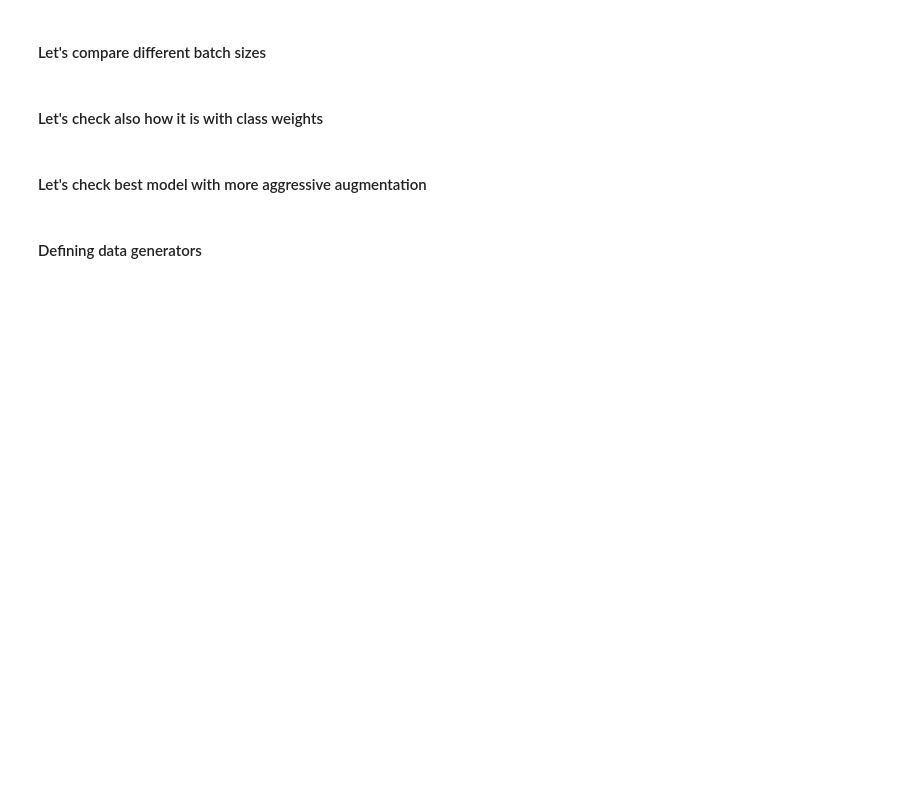
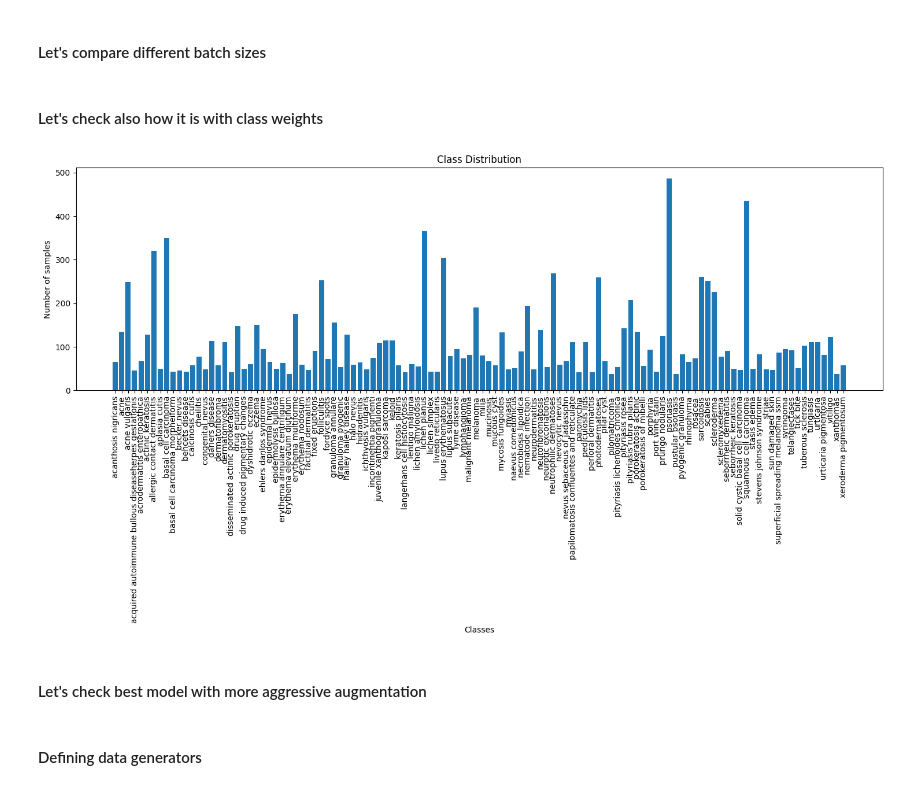
Before and after one commit to MaximilianLae/DL_Skin_Disease_Classification, a Jupyter notebook: VersionWithFunctionsGithub.ipynb, the cells around one changed output. Drawn from its saved outputs; the diff is of its cells as text; code cells hidden in the pictures; blank space fills up the shorter version.

```diff
--- a/VersionWithFunctionsGithub.ipynb
+++ b/VersionWithFunctionsGithub.ipynb
@@ -335,21 +349,34 @@ model_batch_128, history_batch_128 = compile_and_train_model(sgd_optimizer, batc
 #### Let's check also how it is with class weights
 # %%
 # Let's visualize quickly how imbalanced our classes are
+train_generator = train_datagen.flow_from_directory(
+        'dataset/train',
+        batch_size=32,
+        shuffle=True,
+        class_mode='categorical',
+        target_size=(128,128,3))
+
 class_counts = {class_label: 0 for class_label in train_generator.class_indices}
 
 for class_index in train_generator.classes:
     class_label = [label for label, index in train_generator.class_indices.items() if index == class_index][0]
     class_counts[class_label] += 1
 
 labels = list(class_counts.keys())
 counts = [class_counts[label] for label in labels]
 
+#sort here
+
+
+plt.figure(figsize=(18, 5))
 plt.bar(labels, counts)
 plt.xlabel('Classes')
 plt.ylabel('Number of samples')
 plt.title('Class Distribution')
 plt.xticks(rotation=90)
 plt.show()
+# %% [output]
+[figure, added]
 # %%
 model_with_class_weights, history_with_class_weights = compile_and_train_model(sgd_optimizer, batch_size=128, epochs=10, use_class_weights=True)
 # %%
```
Also changed, not shown: parts of 8 cells of this notebook.
